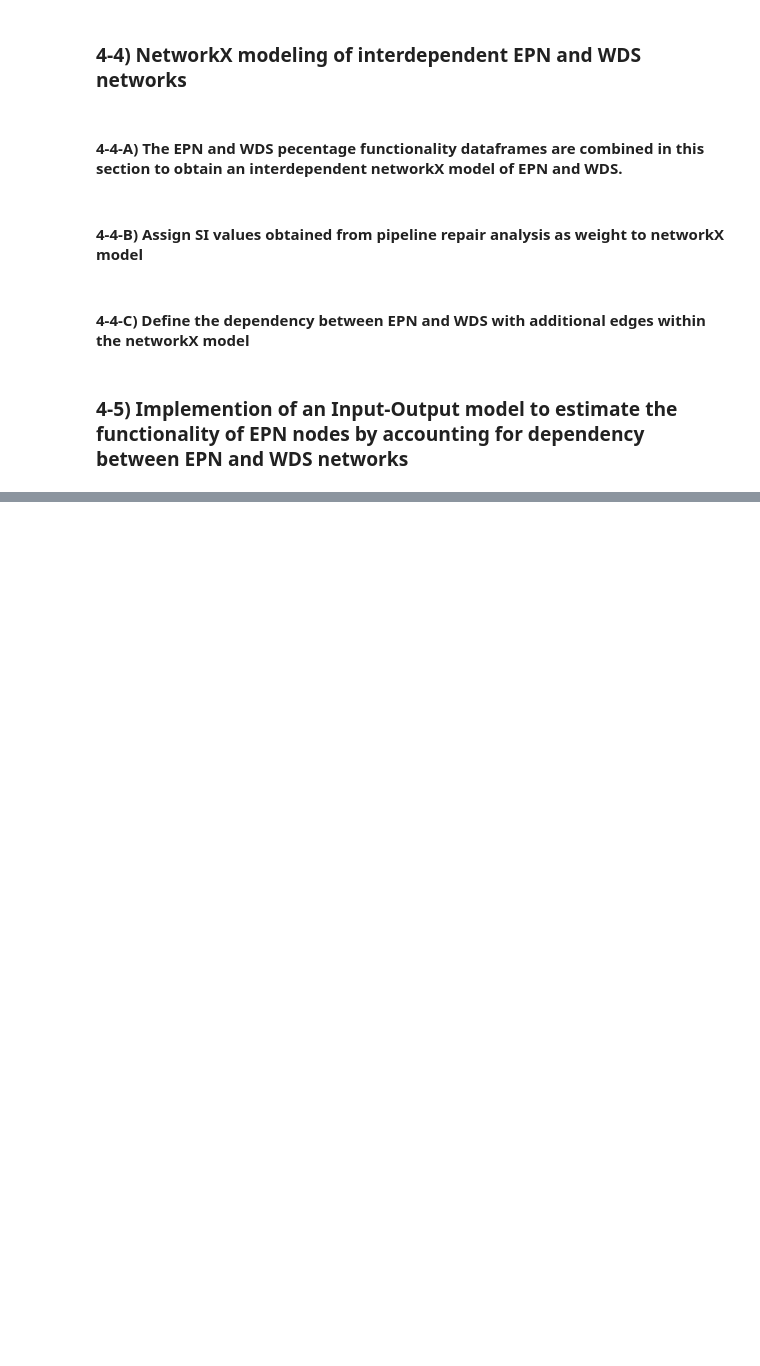
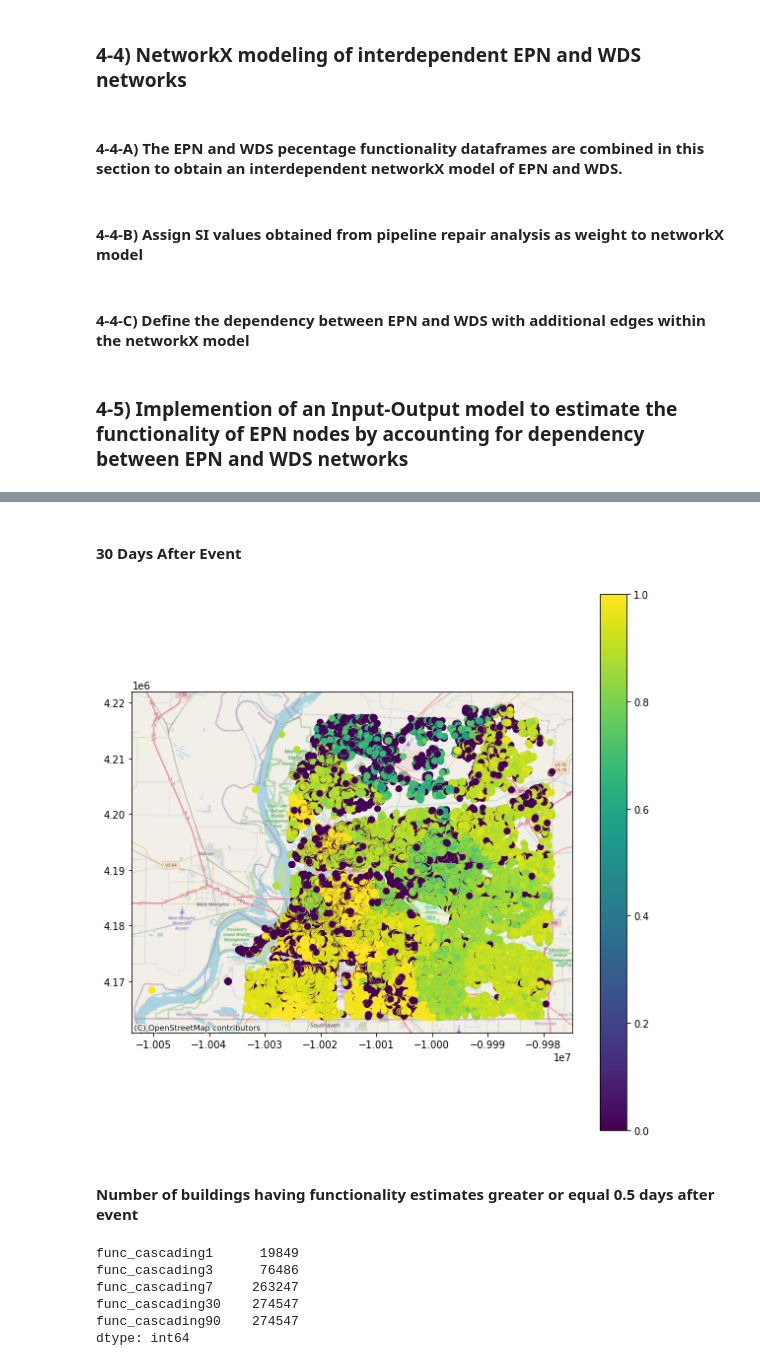
Before and after one commit to IN-CORE/incore-docs, a Jupyter notebook: manual_jb/content/notebooks/MMSA_testbed/MMSA_Seismic_Functionality_and_Restoration_Analysis_for_Interdependent_Buildings-Water-Power_using_Restoration_Curves.ipynb, the cells around one changed output, grey strips where cells are left out. Drawn from its saved outputs; the diff is of its cells as text; code cells hidden in the pictures; blank space fills up the shorter version.

```diff
--- a/manual_jb/content/notebooks/MMSA_testbed/MMSA_Seismic_Functionality_and_Restoration_Analysis_for_Interdependent_Buildings-Water-Power_using_Restoration_Curves.ipynb
+++ b/manual_jb/content/notebooks/MMSA_testbed/MMSA_Seismic_Functionality_and_Restoration_Analysis_for_Interdependent_Buildings-Water-Power_using_Restoration_Curves.ipynb
@@ -767,0 +1173,17 @@ for i, j in zip(origin_WDS,destination_EPN):
+# %% [markdown]
+#### 30 Days After Event
+# %%
+viz.plot_gdf_map(df_EPN_Bldg_functionality_gdf, 'func_cascading30', basemap=True)
+# %% [output]
+[figure, added]
+# %% [markdown]
+#### Number of buildings having functionality estimates greater or equal 0.5 days after event
+# %%
+df_EPN_Bldg_functionality[columns[3:]][df_EPN_Bldg_functionality[columns[3:]] >= 0.5].count()
+# %% [output]
+func_cascading1      19849
+func_cascading3      76486
+func_cascading7     263247
+func_cascading30    274547
+func_cascading90    274547
+dtype: int64
```
Also changed, not shown: parts of 66 cells of this notebook, 1 other file.
